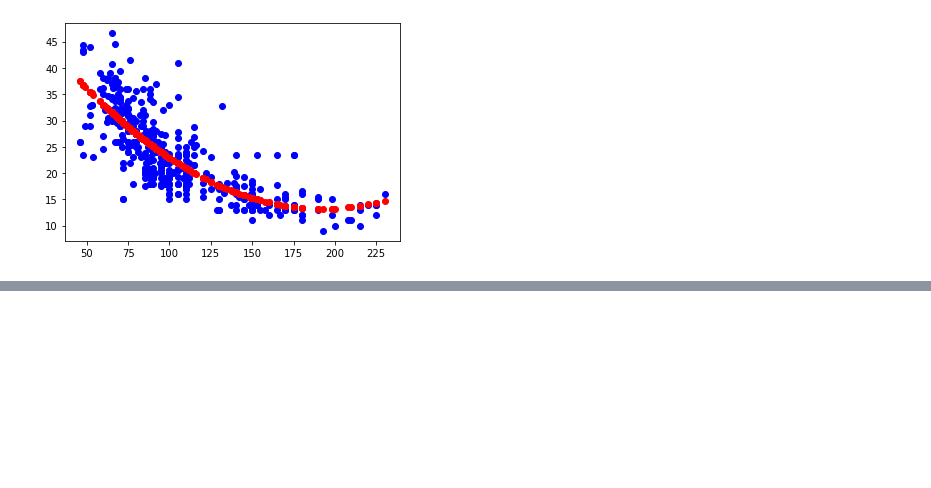
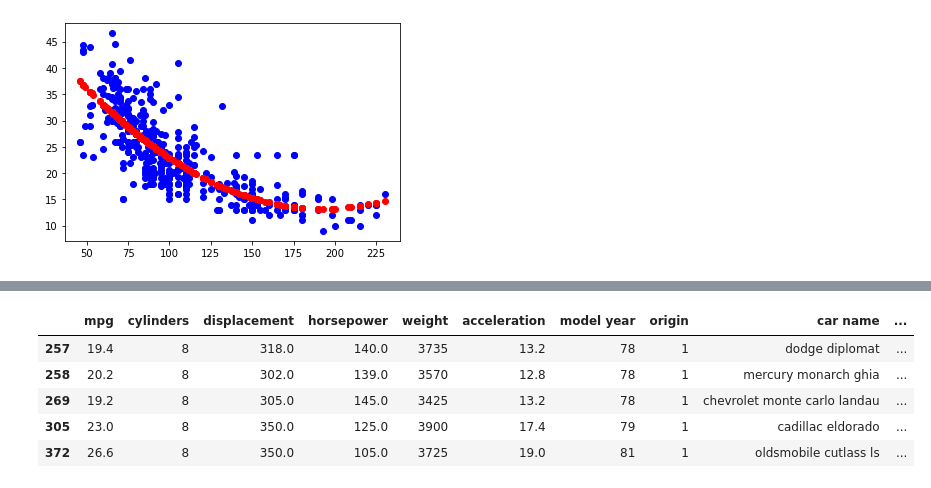
Before and after one commit to GersonVis/Tecnicas-de-IA, a Jupyter notebook: curso udemy/transformacion de variables.ipynb, the cells around one changed output, grey strips where cells are left out. Drawn from its saved outputs; the diff is of its cells as text; code cells hidden in the pictures; blank space fills up the shorter version.

```diff
--- a/curso udemy/transformacion de variables.ipynb
+++ b/curso udemy/transformacion de variables.ipynb
@@ -220,0 +254,9 @@ plt.plot(x, polyreg.predict(x[:, np.newaxis]), "ro")
+# %%
+data[(data["displacement"]>300)&(data["mpg"]>19)]
+# %% [output]
+|  | mpg | cylinders | displacement | horsepower | weight | acceleration | model year | origin | car name | ... |
+| 257 | 19.4 | 8 | 318.0 | 140.0 | 3735 | 13.2 | 78 | 1 | dodge diplomat | ... |
+| 258 | 20.2 | 8 | 302.0 | 139.0 | 3570 | 12.8 | 78 | 1 | mercury monarch ghia | ... |
+| 269 | 19.2 | 8 | 305.0 | 145.0 | 3425 | 13.2 | 78 | 1 | chevrolet monte carlo landau | ... |
+| 305 | 23.0 | 8 | 350.0 | 125.0 | 3900 | 17.4 | 79 | 1 | cadillac eldorado | ... |
+| 372 | 26.6 | 8 | 350.0 | 105.0 | 3725 | 19.0 | 81 | 1 | oldsmobile cutlass ls | ... |
```
Also changed, not shown: parts of 12 cells of this notebook, 1 other file.
